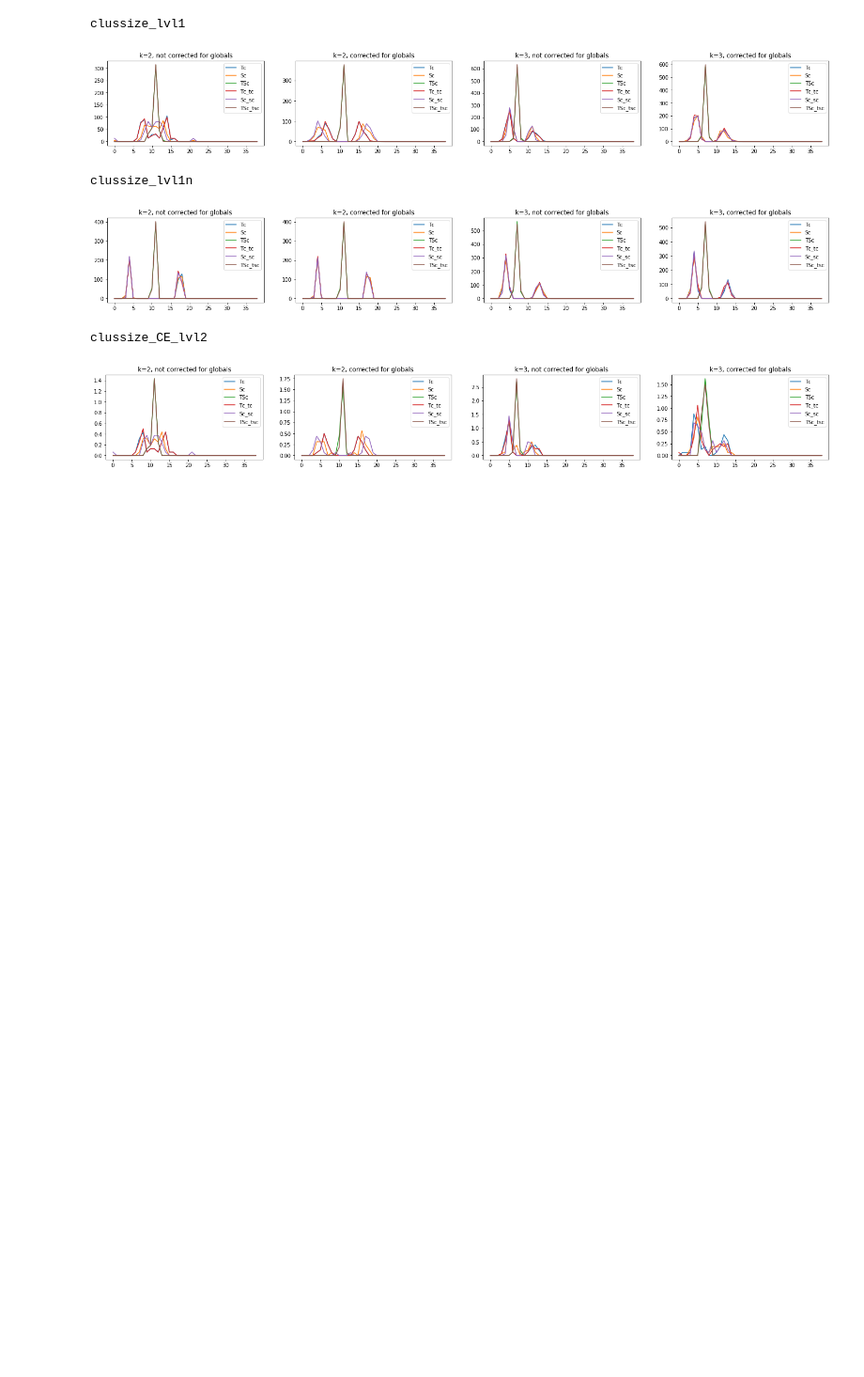
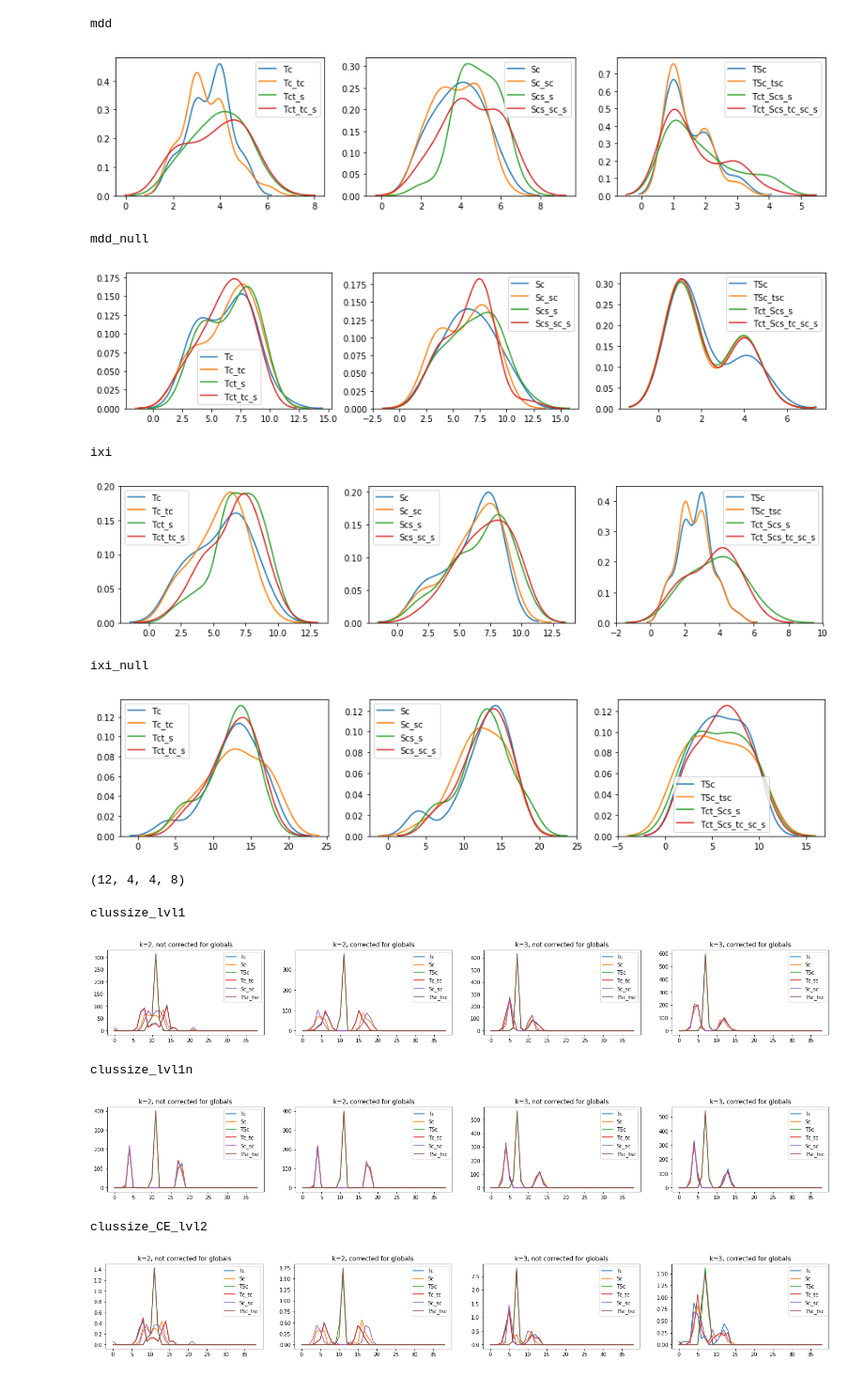
Before and after one commit to ljollans/cv_clustering, a Jupyter notebook: notebooks/mddnullcomp_summaries_270520.ipynb, the cells around one changed output. Shown at 94% size. Saved outputs shown, nothing was run; the diff lists cells and outputs as text; code cells hidden in the pictures; blank space fills up the shorter version.

```diff
--- a/notebooks/mddnullcomp_summaries_270520.ipynb
+++ b/notebooks/mddnullcomp_summaries_270520.ipynb
@@ -75,0 +142,22 @@ plt.show()
+# %%
+for d in ['mdd','mdd_null','ixi','ixi_null']:
+    print(d)
+    fig=plt.figure(figsize=[15,3])
+    df2=df[df['data']==d]
+    for mod in range(3):
+        plt.subplot(1,3,mod+1)
+        a=np.linspace(mod,9+mod,4).astype(int)
+        for s in a:
+            df3=df2[df2['set']==sets[s]]
+            sns.kdeplot(df3['naglom'].to_numpy(), label=sets[s])
+        #plt.xlim([0,10])
+    plt.show()
+# %% [output]
+mdd
+[figure, added]
+mdd_null
+[figure, added]
+ixi
+[figure, added]
+ixi_null
+[figure, added]
@@ -76,3 +166,7 @@ plt.show()
+# %%
+nclus_aglomin.shape
+# %% [output]
+(12, 4, 4, 8)
 # %%
 ##################
 #    LEVEL 2     #
```
Also changed, not shown: parts of 7 cells of this notebook, 2 other files.
